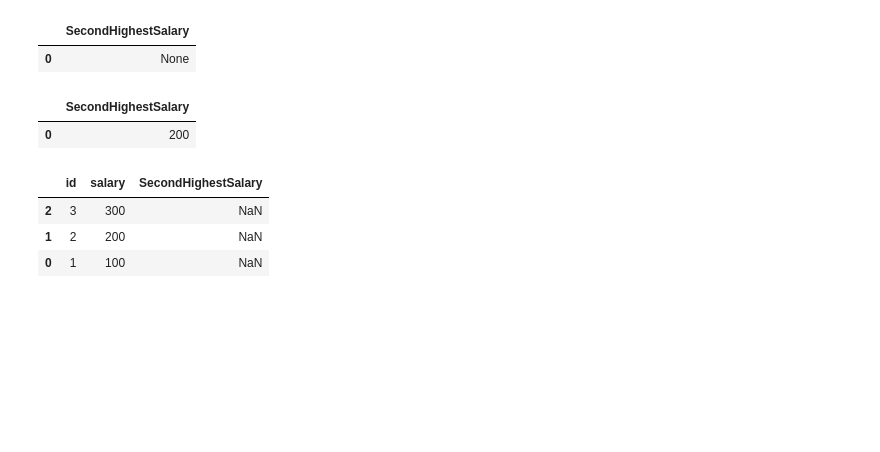
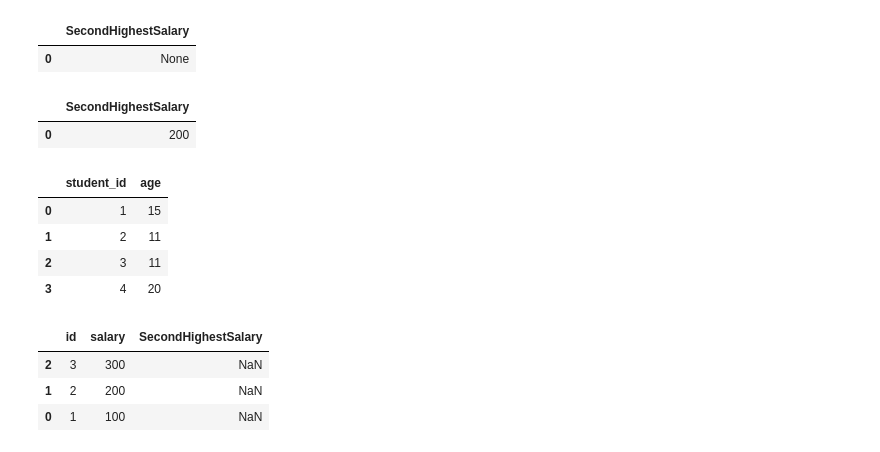
Before and after one commit to curado26/coding_elements, a Jupyter notebook: sql.ipynb, the cells around one changed output. Cells and saved outputs as stored; diff of their text form; code cells hidden in the pictures; blank space fills up the shorter version.

```diff
--- a/sql.ipynb
+++ b/sql.ipynb
@@ -169,6 +169,26 @@ aux[['SecondHighestSalary']]
 # %% [output]
 |  | SecondHighestSalary |
 | 0 | 200 |
+# %%
+#Input:
+student_data = [
+  [1, 15],
+  [2, 11],
+  [3, 11],
+  [4, 20]
+]
+# %%
+df = pd.DataFrame(
+    student_data,
+    columns = ['student_id', 'age']
+)
+df
+# %% [output]
+|  | student_id | age |
+| 0 | 1 | 15 |
+| 1 | 2 | 11 |
+| 2 | 3 | 11 |
+| 3 | 4 | 20 |
 # %%
 aux
 # %% [output]
```
Also changed, not shown: 5 other files.
